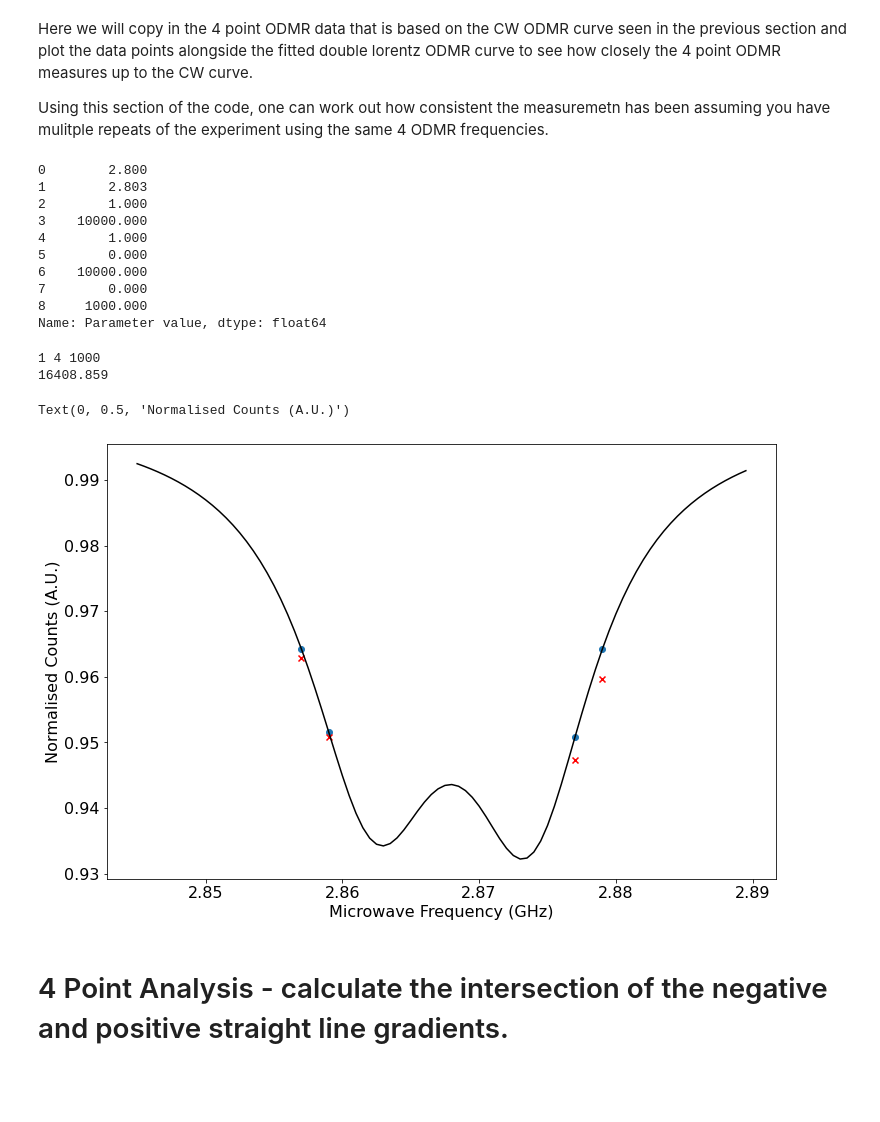
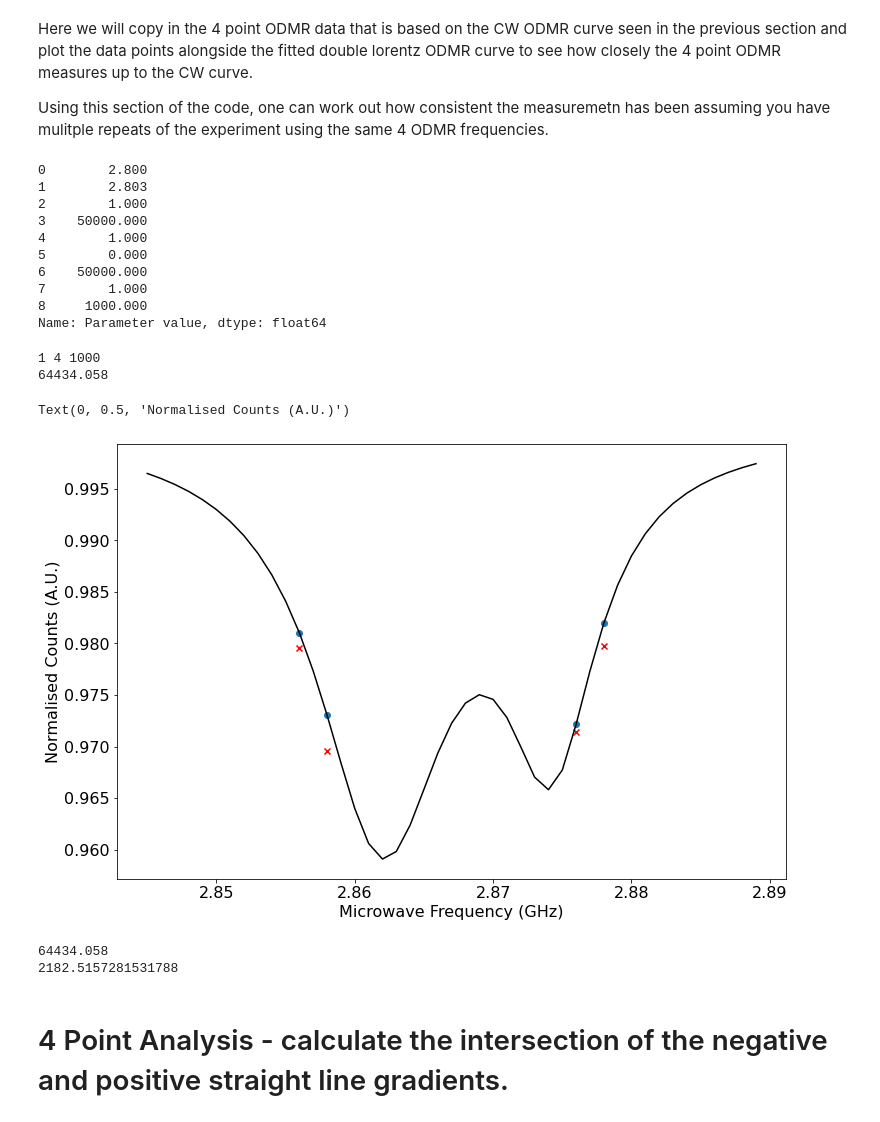
Before and after one commit to Corbyn93/Ryans_Python_Scripts, a Jupyter notebook: Ryan's Jupyter stuff/ODMR analysis/20210617_Analysis_Referenced_4_point_ODMR.ipynb, the cells around one changed output. Cells and saved outputs as stored; diff of their text form; code cells hidden in the pictures; blank space fills up the shorter version.

```diff
--- a/Ryan's Jupyter stuff/ODMR analysis/20210617_Analysis_Referenced_4_point_ODMR.ipynb
+++ b/Ryan's Jupyter stuff/ODMR analysis/20210617_Analysis_Referenced_4_point_ODMR.ipynb
@@ -254,7 +254,7 @@ Here we set the folder directory and the file names of the datasets. We then loa
  # Saves this data into a text file and the 2 plots generated.
 #######
 
-date = '20210707' # Date on folder in which the experimental data is saved.
+date = '20210722' # Date on folder in which the experimental data is saved.
 set_plot_params()
 
 # Load in the data file into an np array, and freqeuncy scan parameters
@@ -262,7 +262,7 @@ set_plot_params()
 folder_path = 'I:\\Science\\Physics-Nanobiophotonics\\Group\\User Data\\ODMR\\ODMR and imaging\\' + date + '\\'
 #folder_path = 'I:\\Science\\Physics-Nanobiophotonics\\Group\\User Data\\ODMR\\Imaging\\'
 
-data_set = '_referenced_odmr_09' # Short hand for the file name.
+data_set = '_referenced_odmr_11' # Short hand for the file name.
 
 # Set the file names for all 4 data sets recorded from the experiment.
 file_name_ODMR1 = date + data_set + '_ODMR1.dat'
@@ -391,7 +391,7 @@ Using this section of the code, one can work out how consistent the measuremetn
 # Load in the data file into an np array, and freqeuncy scan parameters
 # into a pandas array.
 
-four_point_data_set = '_4_point_referenced_odmr_37' # Short hand for the file name.
+four_point_data_set = '_4_point_referenced_odmr_09' # Short hand for the file name.
 
 # Set the file names for all 4 data sets recorded from the experiment.
 four_point_file_name_ODMR1 = date + four_point_data_set + '_ODMR1.dat'
@@ -411,11 +411,11 @@ print(four_point_params_values)
 0        2.800
 1        2.803
 2        1.000
-3    10000.000
+3    50000.000
 4        1.000
 5        0.000
-6    10000.000
-7        0.000
+6    50000.000
+7        1.000
 8     1000.000
 Name: Parameter value, dtype: float64
 # %%
@@ -425,12 +425,12 @@ four_point_odmr_data, four_point_reference_data = reshape_data(four_point_refere
 print(np.mean(four_point_reference_data)) # Gives an idea of the number of counts used for the experiment.
 
 # Need to have the four_freqs array layered as follows [F2, F3, F4, F1] due to riggering problems in the software.
-four_freqs = [2.857 ,2.859, 2.877, 2.879]
+four_freqs = [2.856 ,2.858, 2.876, 2.878]
 
 microwave_switch = 'on'
 # %% [output]
 1 4 1000
-16408.859
+64434.058
 # %%
 # Analyse the data.
 
@@ -445,39 +445,45 @@ else:
     # Normalise the ODMR data against the reference data.
     mean_norm_odmr_4_point = normalise_data(four_point_reference_data, four_point_odmr_data)
 
     # Mean of the normalise dataset.
     # mean_odmr_freq_points = mean for all the points recorded per frequnecy, but not linescans.
     # mean_norm_odmr_full = Mean fluorescence value for all ODMR data points taken per freq.
     mean_odmr_4_point_freq_points, mean_norm_4_point_odmr_full = mean_data(mean_norm_odmr_4_point)
     mean_norm_4_point_odmr_full = np.roll(mean_norm_4_point_odmr_full, 1)
 
 # Plot the fitted double lorentz curve and mean normalised dataset as a scatter plot.
 
 #fig1, ax1 = normalised_scatter_plot(four_freqs, mean_norm_4_point_odmr_full)
-plot.plot(freq[45*2:90*2], y_fit[45*2:90*2], color = 'k')
+plot.plot(freq[45:90], y_fit[45:90], color = 'k')
 
 
 indecies = []
 indecies.append(np.where((np.round(freq, 4) == four_freqs[0]))[0])
 indecies.append(np.where((np.round(freq, 4) == four_freqs[1]))[0])
 indecies.append(np.where((np.round(freq, 4) == four_freqs[2]))[0])
 indecies.append(np.where((np.round(freq, 4) == four_freqs[3]))[0])
 
 indecies = np.array(indecies)
 
 #plot.scatter(freq[50:85], y_fit[50:85])
 plot.scatter(freq[indecies], y_fit[indecies], marker = 'o')
 
 plot.scatter(four_freqs, mean_norm_4_point_odmr_full, color = 'r', marker = 'x')
 plot.xlabel('Microwave Frequency (GHz)')
 plot.ylabel('Normalised Counts (A.U.)')
 # %% [output]
 Text(0, 0.5, 'Normalised Counts (A.U.)')
-[figure, old version]
+[figure, new version]
 # %%
 #ind = np.abs(y_fit[0:150] - mean_norm_4_point_odmr_full[0]).argmin()
 #print(np.round(freq[ind],4))
 #print(np.std(mean_norm_odmr_4_point, axis = 2))
+
+print(np.mean(four_point_reference_data))
+print(np.std(four_point_reference_data))
+# %% [output]
+64434.058
+2182.5157281531788
 # %%
 # Want to be able to plot multiple 4 point scans against one another so that we can see what sort of variation we are seeing between scans.
 
```
Also changed, not shown: parts of 2 cells of this notebook, 4 other files.
